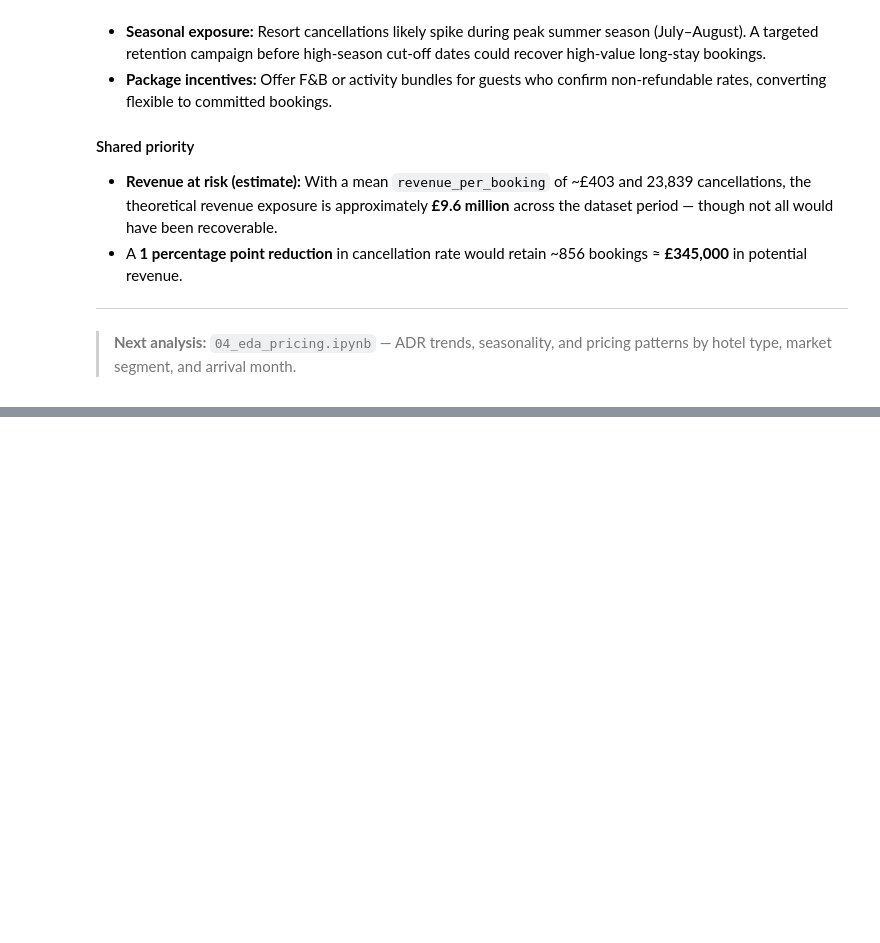
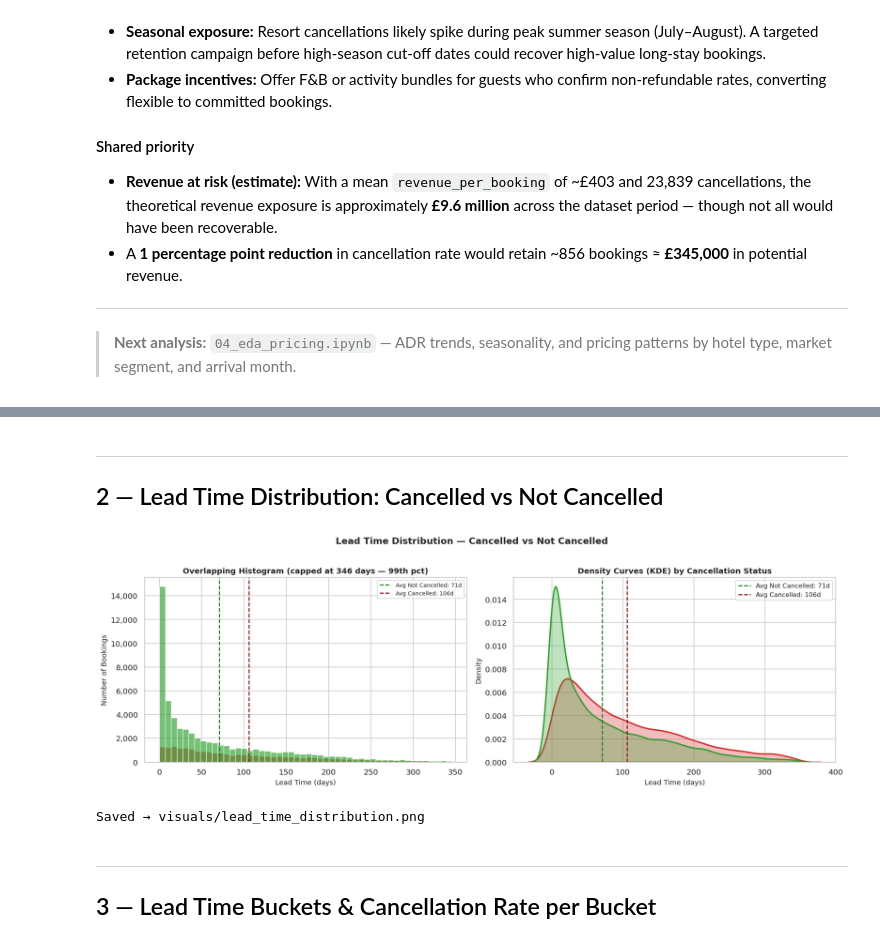
Before and after one commit to Sneha140202/hotel-booking-analysis, a Jupyter notebook: notebooks/03_eda_cancellations.ipynb, the cells around one changed output, grey strips where cells are left out. Drawn from its saved outputs; the diff is of its cells as text; code cells hidden in the pictures; blank space fills up the shorter version.

Commit message:
eda: analyzed lead time distribution for canceled vs non-canceled bookings

```diff
--- a/notebooks/03_eda_cancellations.ipynb
+++ b/notebooks/03_eda_cancellations.ipynb
@@ -337,0 +403,62 @@ where re-booking friction is low.
+# %% [markdown]
+---
+## 2 — Lead Time Distribution: Cancelled vs Not Cancelled
+# %%
+fig, axes = plt.subplots(1, 2, figsize=(15, 5))
+fig.suptitle("Lead Time Distribution — Cancelled vs Not Cancelled",
+             fontsize=13, fontweight="bold", y=1.02)
+
+# Cap at 99th percentile for readable axes (709-day max is an extreme outlier)
+cap = int(df["lead_time"].quantile(0.99))
+df_plot = df[df["lead_time"] <= cap].copy()
+
+# ── Plot 1: Overlapping histplot ─────────────────────────────────────────────
+sns.histplot(
+    data=df_plot, x="lead_time", hue="cancellation_label",
+    bins=50, ax=axes[0], alpha=0.65, edgecolor="white",
+    palette={"Not Cancelled": "#2ca02c", "Cancelled": "#d62728"},
+    hue_order=["Not Cancelled", "Cancelled"],
+)
+axes[0].set_title(f"Overlapping Histogram (capped at {cap} days — 99th pct)",
+                  fontsize=11, fontweight="bold")
+axes[0].set_xlabel("Lead Time (days)", fontsize=10)
+axes[0].set_ylabel("Number of Bookings", fontsize=10)
+axes[0].yaxis.set_major_formatter(mtick.FuncFormatter(lambda x, _: f"{int(x):,}"))
+
+# Median lines
+for val, label, color in [(avg_nc, f"Avg Not Cancelled: {avg_nc:.0f}d", "#1a7a1a"),
+                           (avg_c,  f"Avg Cancelled: {avg_c:.0f}d",    "#8b0000")]:
+    axes[0].axvline(val, linestyle="--", linewidth=1.5, color=color, label=label)
+axes[0].legend(fontsize=8)
+
+# ── Plot 2: KDE curves ───────────────────────────────────────────────────────
+sns.kdeplot(
+    data=df_plot, x="lead_time", hue="cancellation_label",
+    ax=axes[1], fill=True, alpha=0.3, linewidth=2,
+    palette={"Not Cancelled": "#2ca02c", "Cancelled": "#d62728"},
+    hue_order=["Not Cancelled", "Cancelled"],
+    common_norm=False,
+)
+axes[1].set_title("Density Curves (KDE) by Cancellation Status",
+                  fontsize=11, fontweight="bold")
+axes[1].set_xlabel("Lead Time (days)", fontsize=10)
+axes[1].set_ylabel("Density", fontsize=10)
+
+# Shade the gap region showing cancellations skew right
+axes[1].axvline(avg_nc, linestyle="--", linewidth=1.5, color="#1a7a1a",
+                label=f"Avg Not Cancelled: {avg_nc:.0f}d")
+axes[1].axvline(avg_c,  linestyle="--", linewidth=1.5, color="#8b0000",
+                label=f"Avg Cancelled: {avg_c:.0f}d")
+axes[1].legend(fontsize=9)
+
+plt.tight_layout()
+plt.savefig("../visuals/lead_time_distribution.png",
+            dpi=150, bbox_inches="tight", facecolor="white")
+plt.show()
+print("Saved → visuals/lead_time_distribution.png")
+# %% [output]
+[figure, added]
+Saved → visuals/lead_time_distribution.png
+# %% [markdown]
+---
+## 3 — Lead Time Buckets & Cancellation Rate per Bucket
```
Also changed, not shown: parts of 9 cells of this notebook, 1 other file.
